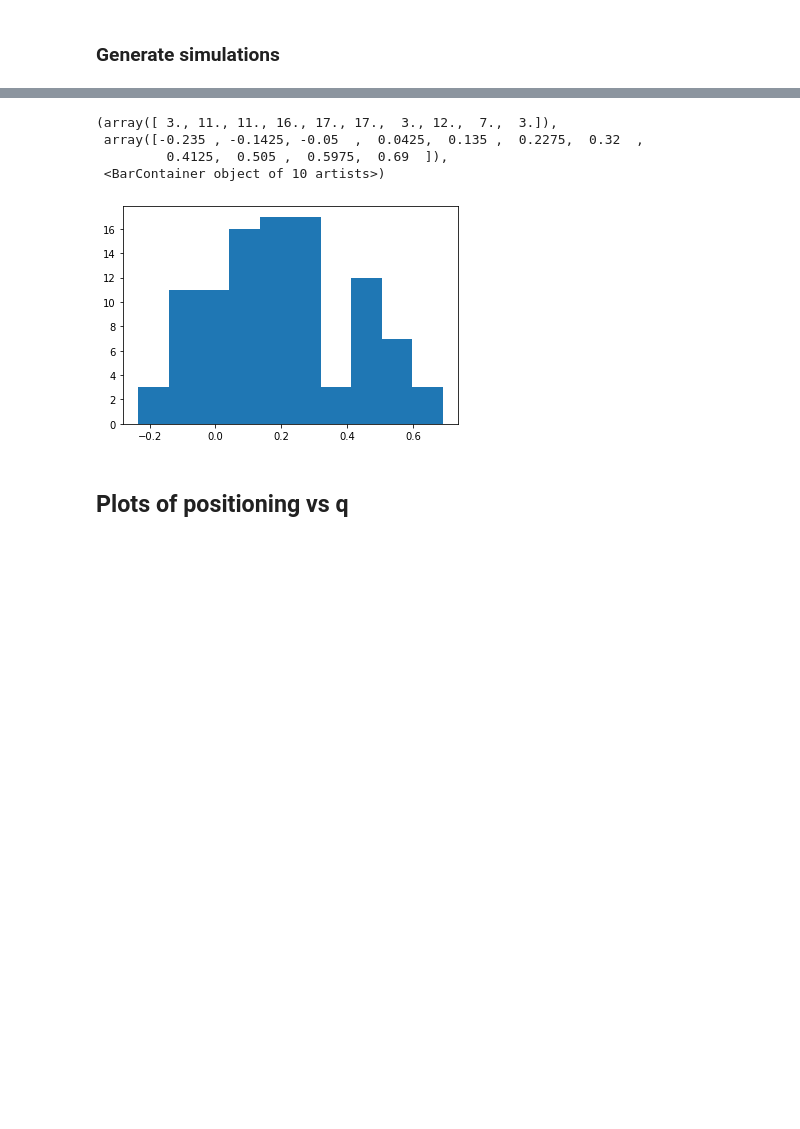
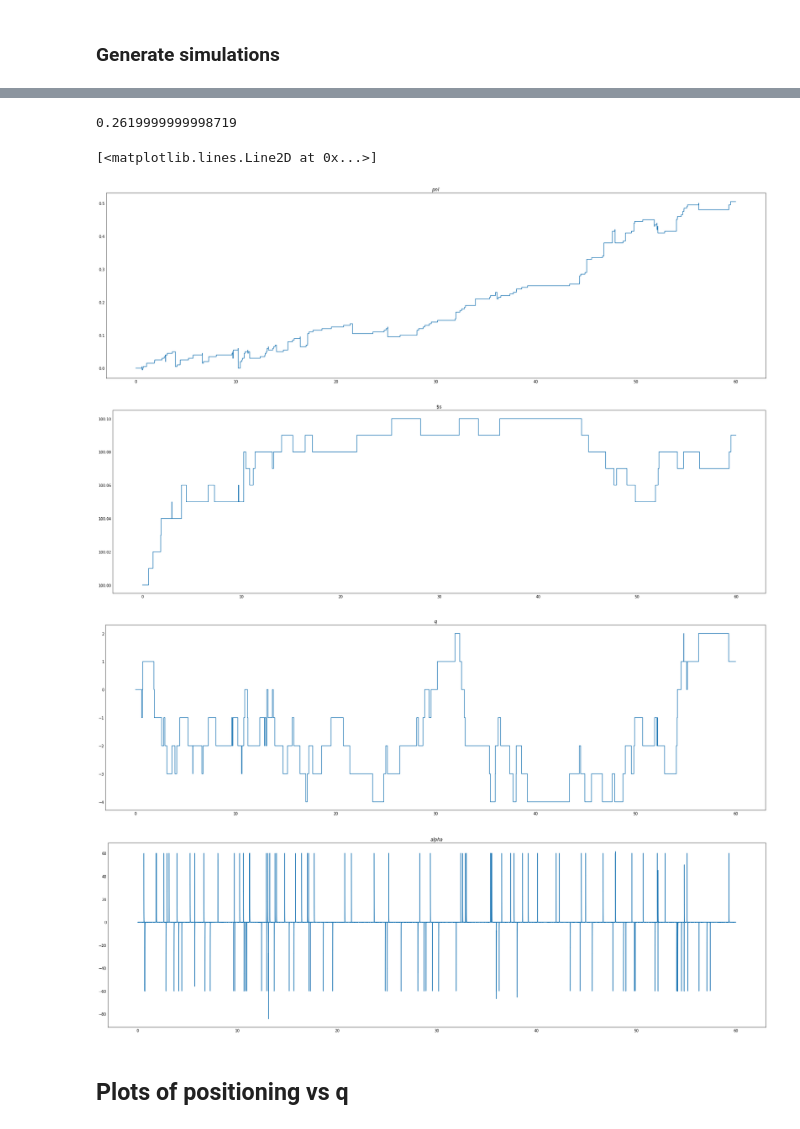
Before and after one commit to cavallofederico/marketmaking, a Jupyter notebook: market_making_alpha_signals - fede.ipynb, the cells around one changed output, grey strips where cells are left out. Cells and saved outputs as stored; diff of their text form; code cells hidden in the pictures; blank space fills up the shorter version.

```diff
--- a/market_making_alpha_signals - fede.ipynb
+++ b/market_making_alpha_signals - fede.ipynb
@@ -676,11 +685,33 @@ Stde of PNL:0.2066515122132917
 # %%
-plt.hist(pnl[:,-1])
+np.average(pnl[:,-1])
 # %% [output]
-(array([ 3., 11., 11., 16., 17., 17.,  3., 12.,  7.,  3.]),
- array([-0.235 , -0.1425, -0.05  ,  0.0425,  0.135 ,  0.2275,  0.32  ,
-         0.4125,  0.505 ,  0.5975,  0.69  ]),
- <BarContainer object of 10 artists>)
+0.2619999999998719
-[figure, removed]
+# %%
+dt = (p.k * p.A / p.dalpha + p.lambda_plus + p.lambda_minus)**(-1)
+m = int(p.T/dt)
+plt_i = 1
+
+plt.figure(figsize=(25,7))
+plt.title('$pnl$')
+plt.step(np.linspace(0,T,m),pnl[plt_i])
+
+plt.figure(figsize=(25,7))
+plt.title('$s')
+plt.step(np.linspace(0,T,m),s[plt_i])
+
+plt.figure(figsize=(25,7))
+plt.title('$q$')
+plt.step(np.linspace(0,T,m),q[plt_i])
+
+plt.figure(figsize=(25,7))
+plt.title('$alpha$')
+plt.step(np.linspace(0,T,m),alpha[plt_i])
+# %% [output]
+[<matplotlib.lines.Line2D at 0x...>]
+[figure, added]
+[figure, added]
+[figure, added]
+[figure, added]
 # %% [markdown]
 ## Plots of positioning vs q
 # %%
```
Also changed, not shown: parts of 3 cells of this notebook.
